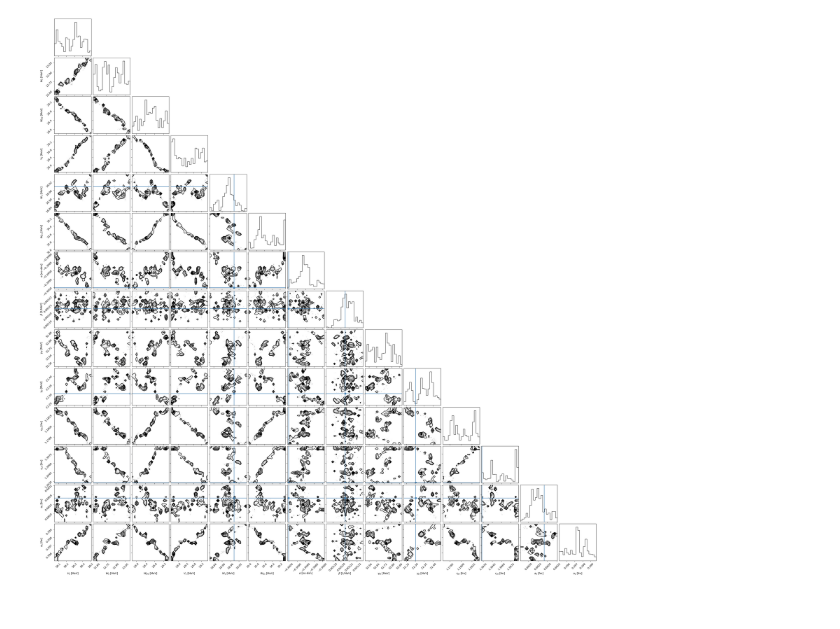
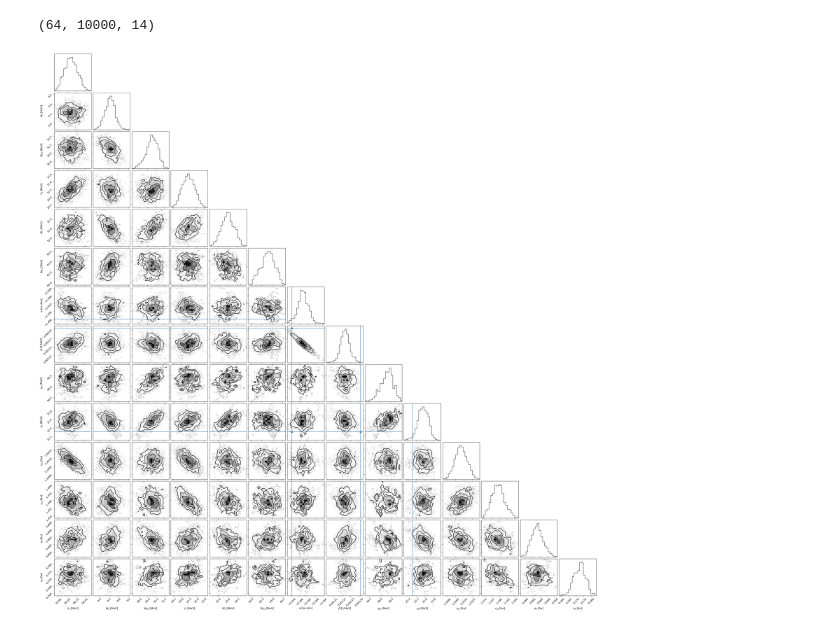
Before and after one commit to beykyle/elm, a Jupyter notebook: calibration/visualize_samples.ipynb, the cells around one changed output. Cells and saved outputs as stored; diff of their text form; code cells hidden in the pictures.

Commit message:
update sample vis

```diff
--- a/calibration/visualize_samples.ipynb
+++ b/calibration/visualize_samples.ipynb
@@ -12,6 +14,17 @@ with lzma.open("./walker.xz", "rb") as f:
+# %%
+n_chains, n_steps, n_params = results["model_chains"].shape
+(n_chains, n_steps, n_params)
+# %% [output]
+(64, 10000, 14)
+# %%
+steps_to_burn = 8000
+# %%
+x = results["model_chains"][:,steps_to_burn:,:].reshape((n_chains*(n_steps - steps_to_burn), n_params))
+# %%
+idxs = np.random.choice( np.arange(n_chains*(n_steps - steps_to_burn)), 10000)
 # %%
 c = corner(
-    walker.model_chain, labels=[f"${p.latex_name}$ [{p.unit}]" for p in elm.elm.params], truths=walker.model_sample_conf.starting_location,
+    x[idxs,:], labels=[f"${p.latex_name}$ [{p.unit}]" for p in elm.elm.params], truths=walker.model_sample_conf.starting_location,
 )
 # %% [output]
-[figure, old version]
+[figure, new version]
```
Also changed, not shown: parts of 6 cells of this notebook.
